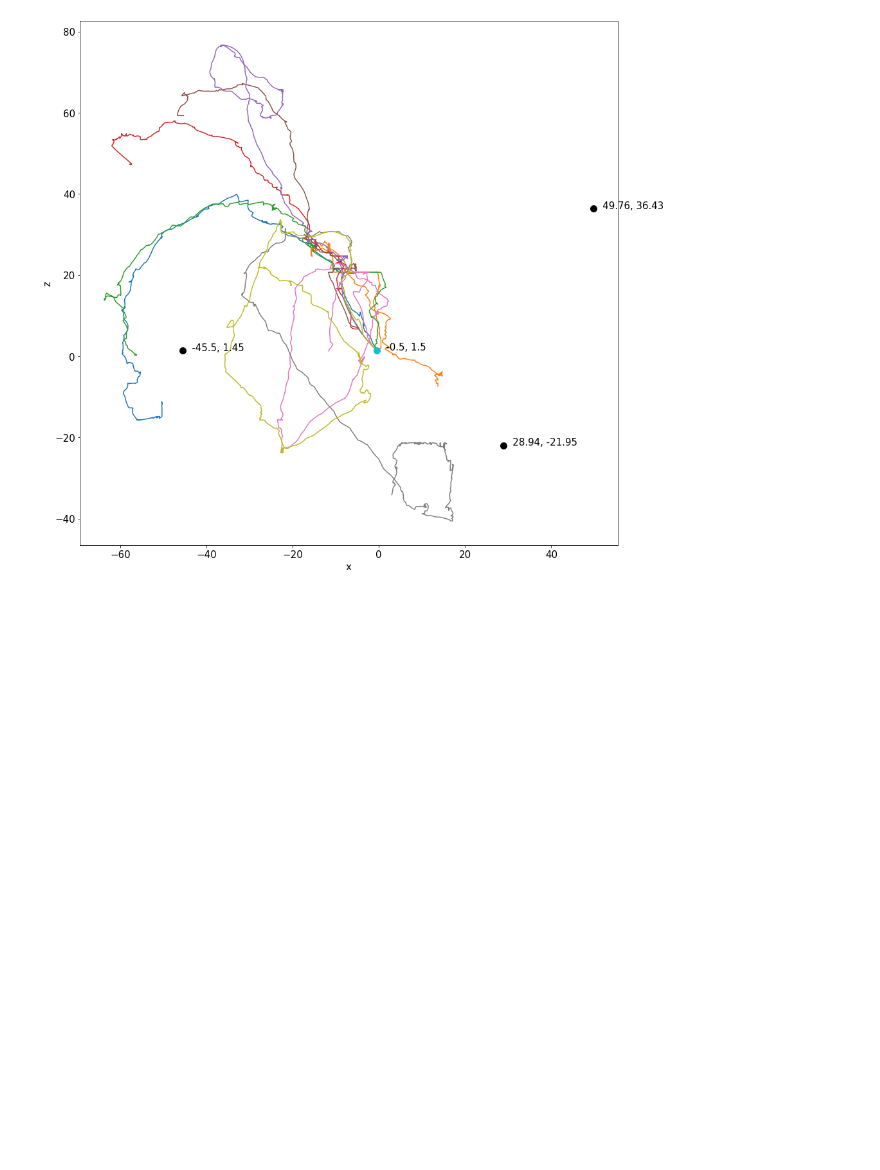
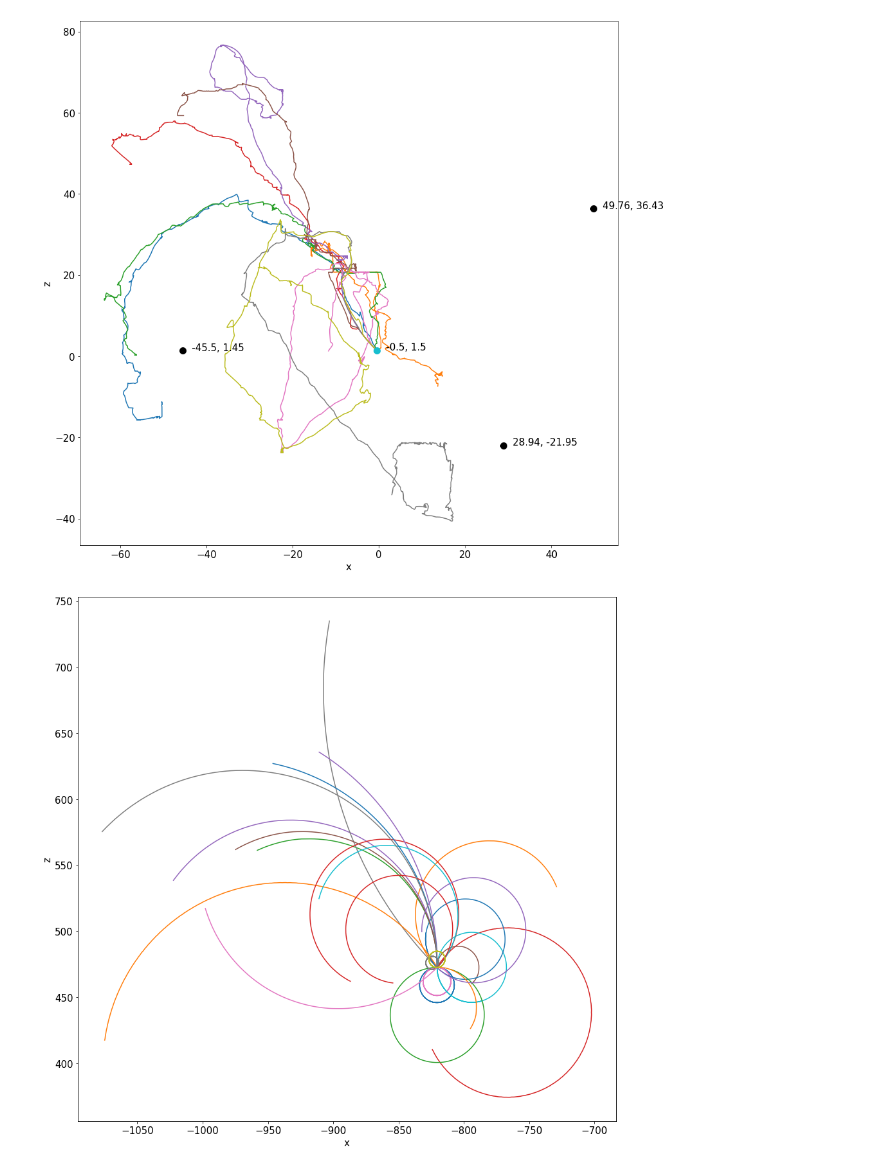
Before and after one commit to juanjo3ns/mineRL, a Jupyter notebook: src/jupyter/3d_trajectories.ipynb, the cells around one changed output. Saved outputs shown, nothing was run; the diff lists cells and outputs as text; code cells hidden in the pictures; blank space fills up the shorter version.

```diff
--- a/src/jupyter/3d_trajectories.ipynb
+++ b/src/jupyter/3d_trajectories.ipynb
@@ -134,8 +134,8 @@ class Trajectory:
 
         ax.set_xlabel('x')
         ax.set_ylabel('z')
-        self.plot_init_state_2d(ax)
-        self.plot_goal_states_2d(ax)
+        #self.plot_init_state_2d(ax)
+        #self.plot_goal_states_2d(ax)
 
     def plot_per_goal_state(self):
         fig = plt.figure(figsize=(20,20))
@@ -253,3 +253,9 @@ t6 = Trajectory(experiment)
 t6.plot_2d_trajectory()
 # %% [output]
 [figure]
+# %%
+experiment = '5c8bf12c51ea12fc3e3e85888ca72688af82ebee-ae818e3d-38abd4f6'
+t6 = Trajectory(experiment)
+t6.plot_2d_trajectory()
+# %% [output]
+[figure, added]
```
Also changed, not shown: 31 other files.
